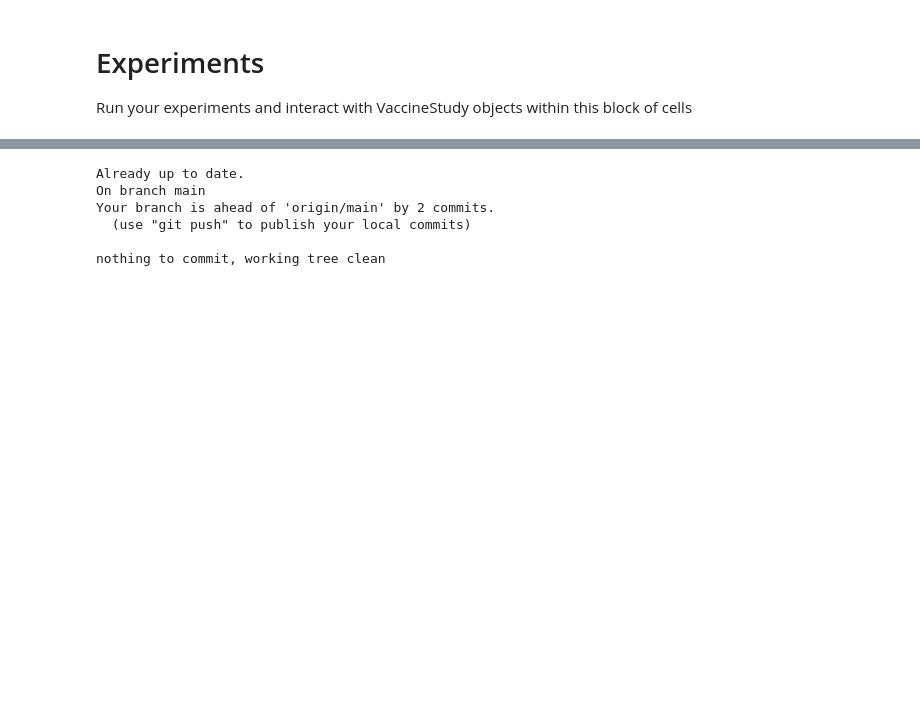
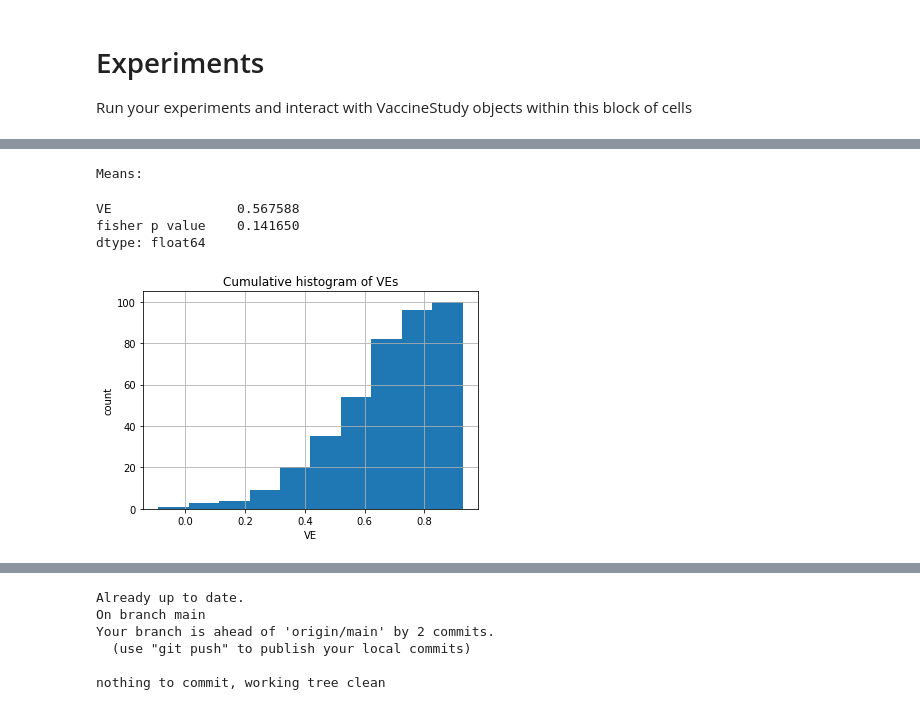
Before and after one commit to tanderson11/householdheterogeneity, a Jupyter notebook: VaccineLab.ipynb, the cells around one changed output, grey strips where cells are left out. Drawn from its saved outputs; the diff is of its cells as text; code cells hidden in the pictures; blank space fills up the shorter version.

```diff
--- a/VaccineLab.ipynb
+++ b/VaccineLab.ipynb
@@ -206,0 +368,5 @@ Calculating VEtotal ...
+# %%
+print("VEs")
+
+ves_df = one_vax_study.ves()
+ves_df
@@ -206,0 +402,13 @@ Calculating VEtotal ...
+# %%
+ves_df["VE"].hist(cumulative=True)
+plt.title("Cumulative histogram of VEs")
+plt.xlabel("VE")
+plt.ylabel("count")
+print("Means:")
+ves_df.mean()
+# %% [output]
+Means:
+VE                0.567588
+fisher p value    0.141650
+dtype: float64
+[figure, added]
```
Also changed, not shown: parts of 40 cells of this notebook.
